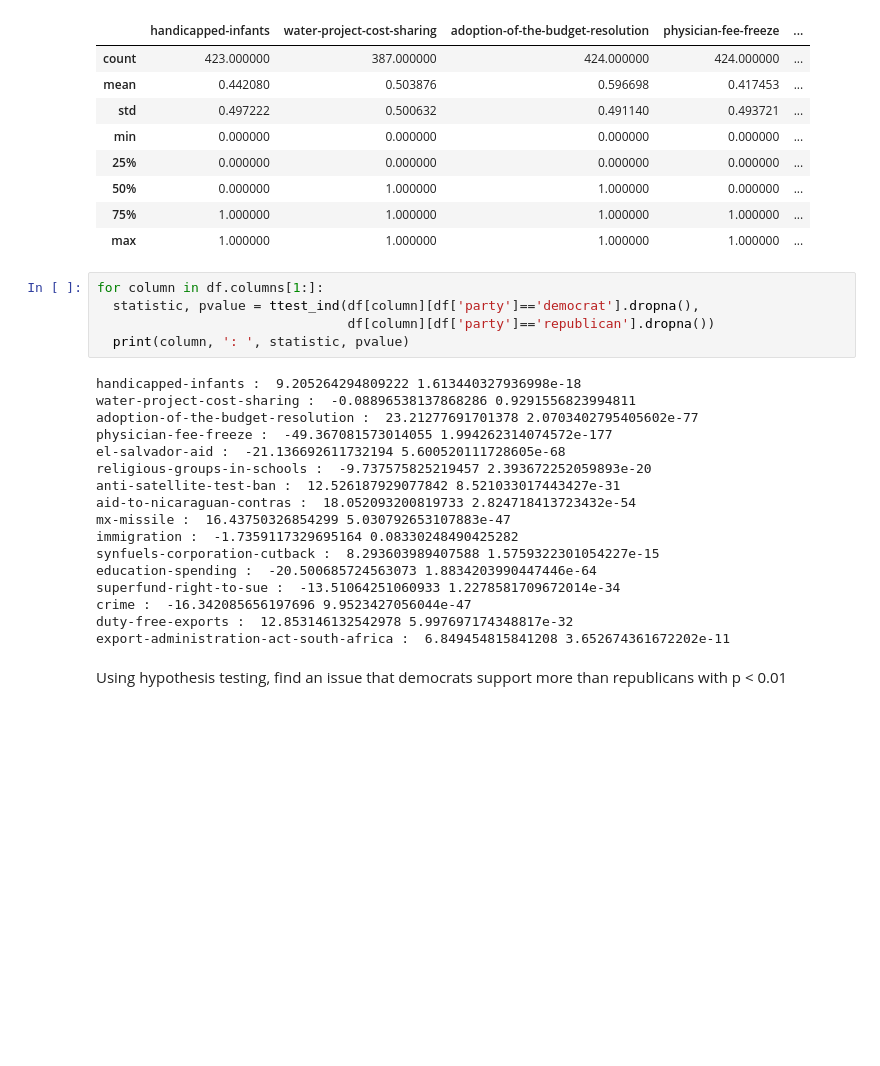
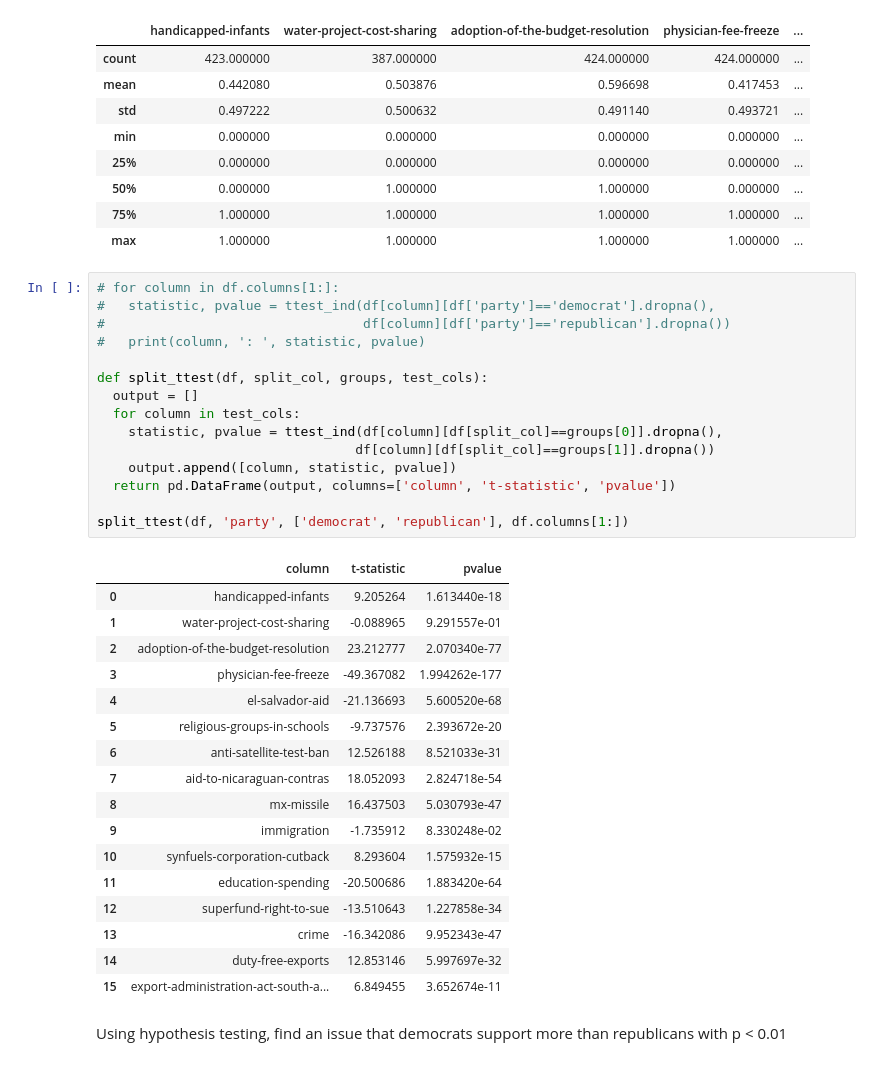
Before and after one commit to bloominstituteoftechnology/DS-Unit-1-Sprint-3-Statistical-Tests-and-Experiments, a Jupyter notebook: module1-statistics-probability-and-inference/LS_DS_131_Statistics_Probability_Assignment.ipynb, the cells around one changed output. Saved outputs shown, nothing was run; the diff lists cells and outputs as text; blank space fills up the shorter version.

```diff
--- a/module1-statistics-probability-and-inference/LS_DS_131_Statistics_Probability_Assignment.ipynb
+++ b/module1-statistics-probability-and-inference/LS_DS_131_Statistics_Probability_Assignment.ipynb
@@ -99,27 +99,38 @@ df.describe()
 | 75% | 1.000000 | 1.000000 | 1.000000 | 1.000000 | ... |
 | max | 1.000000 | 1.000000 | 1.000000 | 1.000000 | ... |
 # %%
-for column in df.columns[1:]:
-  statistic, pvalue = ttest_ind(df[column][df['party']=='democrat'].dropna(),
-                                df[column][df['party']=='republican'].dropna())
-  print(column, ': ', statistic, pvalue)
+# for column in df.columns[1:]:
+#   statistic, pvalue = ttest_ind(df[column][df['party']=='democrat'].dropna(),
+#                                 df[column][df['party']=='republican'].dropna())
+#   print(column, ': ', statistic, pvalue)
+
+def split_ttest(df, split_col, groups, test_cols):
+  output = []
+  for column in test_cols:
+    statistic, pvalue = ttest_ind(df[column][df[split_col]==groups[0]].dropna(),
+                                 df[column][df[split_col]==groups[1]].dropna())
+    output.append([column, statistic, pvalue])
+  return pd.DataFrame(output, columns=['column', 't-statistic', 'pvalue'])
+
+split_ttest(df, 'party', ['democrat', 'republican'], df.columns[1:])
 # %% [output]
-handicapped-infants :  9.205264294809222 1.613440327936998e-18
-water-project-cost-sharing :  -0.08896538137868286 0.9291556823994811
-adoption-of-the-budget-resolution :  23.21277691701378 2.0703402795405602e-77
-physician-fee-freeze :  -49.367081573014055 1.994262314074572e-177
-el-salvador-aid :  -21.136692611732194 5.600520111728605e-68
-religious-groups-in-schools :  -9.737575825219457 2.393672252059893e-20
-anti-satellite-test-ban :  12.526187929077842 8.521033017443427e-31
-aid-to-nicaraguan-contras :  18.052093200819733 2.824718413723432e-54
-mx-missile :  16.43750326854299 5.030792653107883e-47
-immigration :  -1.7359117329695164 0.08330248490425282
-synfuels-corporation-cutback :  8.293603989407588 1.5759322301054227e-15
-education-spending :  -20.500685724563073 1.8834203990447446e-64
-superfund-right-to-sue :  -13.51064251060933 1.2278581709672014e-34
-crime :  -16.342085656197696 9.9523427056044e-47
-duty-free-exports :  12.853146132542978 5.997697174348817e-32
-export-administration-act-south-africa :  6.849454815841208 3.652674361672202e-11
+|  | column | t-statistic | pvalue |
+| 0 | handicapped-infants | 9.205264 | 1.613440e-18 |
+| 1 | water-project-cost-sharing | -0.088965 | 9.291557e-01 |
+| 2 | adoption-of-the-budget-resolution | 23.212777 | 2.070340e-77 |
+| 3 | physician-fee-freeze | -49.367082 | 1.994262e-177 |
+| 4 | el-salvador-aid | -21.136693 | 5.600520e-68 |
+| 5 | religious-groups-in-schools | -9.737576 | 2.393672e-20 |
+| 6 | anti-satellite-test-ban | 12.526188 | 8.521033e-31 |
+| 7 | aid-to-nicaraguan-contras | 18.052093 | 2.824718e-54 |
+| 8 | mx-missile | 16.437503 | 5.030793e-47 |
+| 9 | immigration | -1.735912 | 8.330248e-02 |
+| 10 | synfuels-corporation-cutback | 8.293604 | 1.575932e-15 |
+| 11 | education-spending | -20.500686 | 1.883420e-64 |
+| 12 | superfund-right-to-sue | -13.510643 | 1.227858e-34 |
+| 13 | crime | -16.342086 | 9.952343e-47 |
+| 14 | duty-free-exports | 12.853146 | 5.997697e-32 |
+| 15 | export-administration-act-south-a... | 6.849455 | 3.652674e-11 |
 # %% [markdown]
 Using hypothesis testing, find an issue that democrats support more than republicans with p < 0.01
 # %%
```
